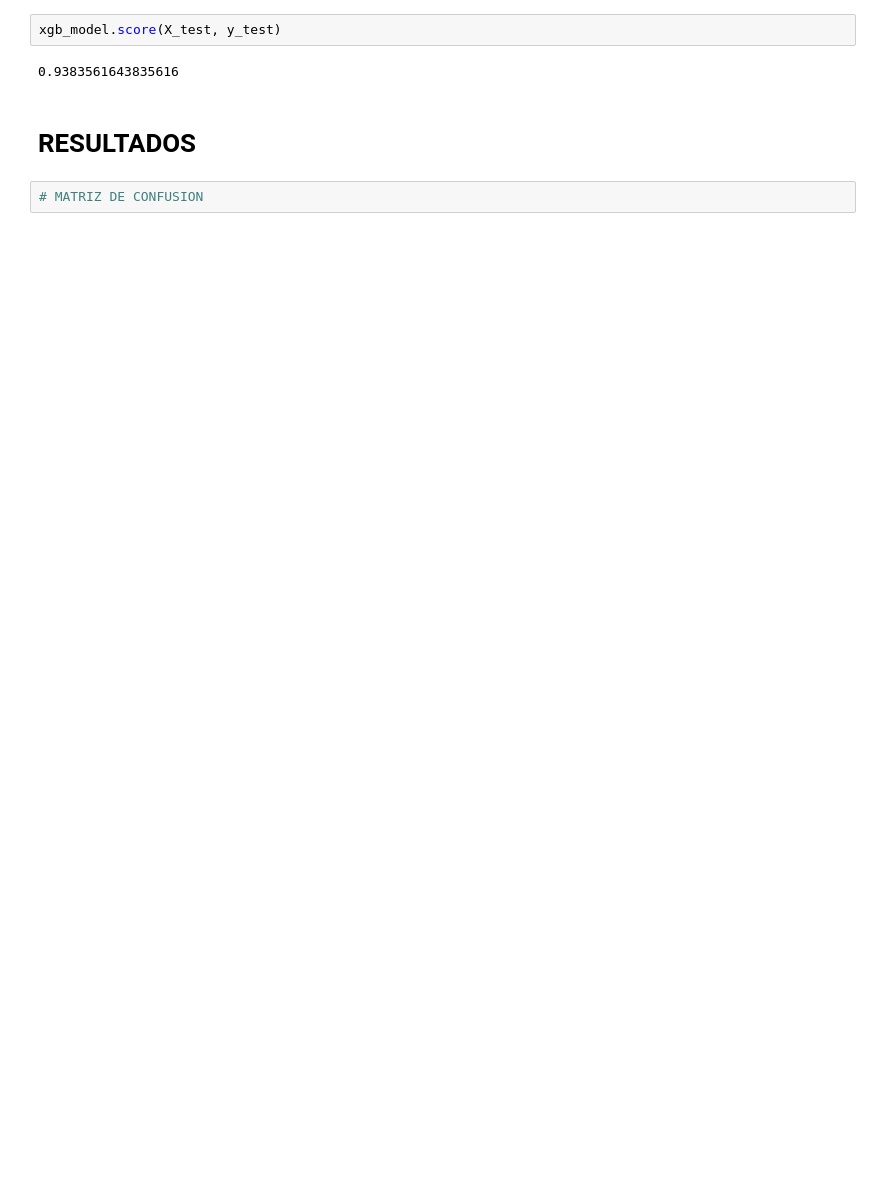
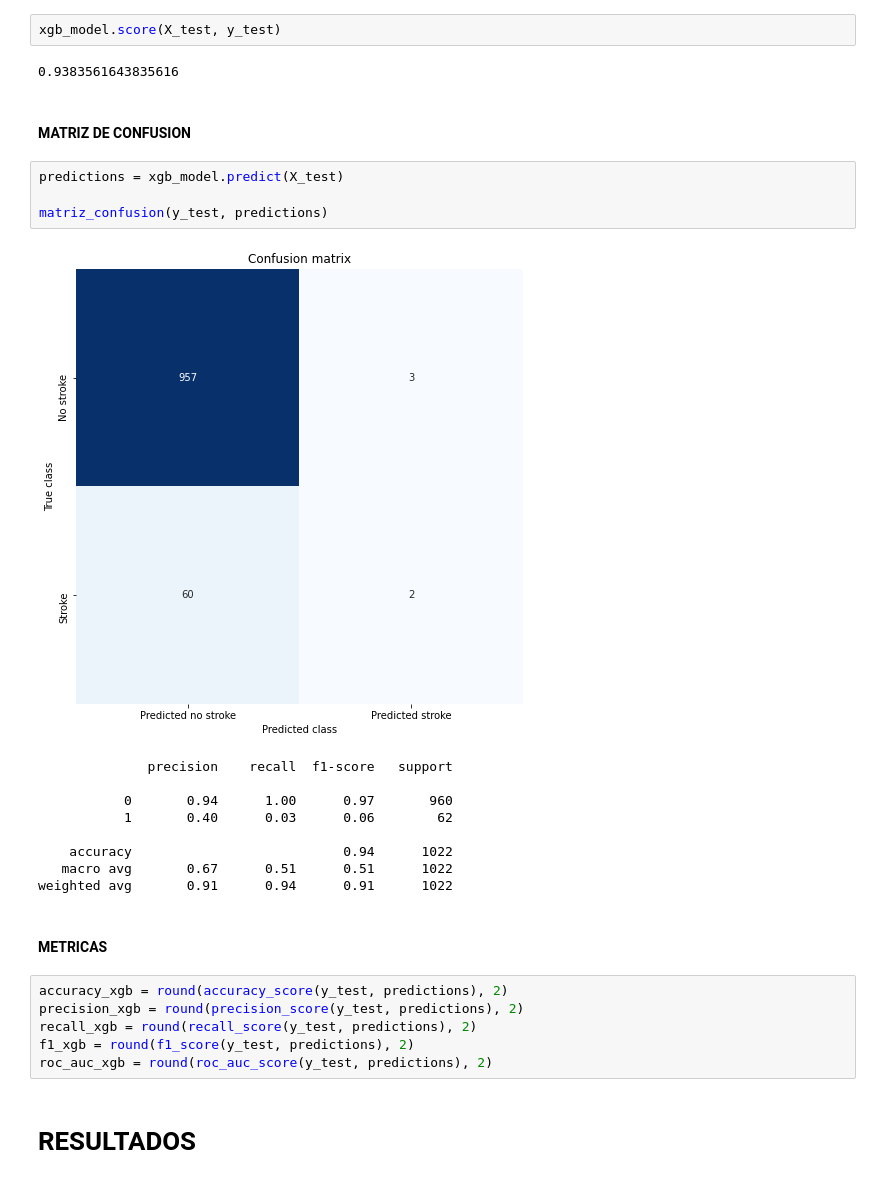
Before and after one commit to arturogzm93/ML-Stroke-Prediction, a Jupyter notebook: Stroke Prediction.ipynb, the cells around one changed output. Drawn from its saved outputs; the diff is of its cells as text; blank space fills up the shorter version.

```diff
--- a/Stroke Prediction.ipynb
+++ b/Stroke Prediction.ipynb
@@ -618,7 +695,29 @@ Best score: 0.991611439842209
 xgb_model.score(X_test, y_test)
 # %% [output]
 0.9383561643835616
+# %% [markdown]
+#### MATRIZ DE CONFUSION
+# %%
+predictions = xgb_model.predict(X_test)
+
+matriz_confusion(y_test, predictions)
+# %% [output]
+[figure, added]
+              precision    recall  f1-score   support
+
+           0       0.94      1.00      0.97       960
+           1       0.40      0.03      0.06        62
+
+    accuracy                           0.94      1022
+   macro avg       0.67      0.51      0.51      1022
+weighted avg       0.91      0.94      0.91      1022
+# %% [markdown]
+#### METRICAS
+# %%
+accuracy_xgb = round(accuracy_score(y_test, predictions), 2)
+precision_xgb = round(precision_score(y_test, predictions), 2)
+recall_xgb = round(recall_score(y_test, predictions), 2)
+f1_xgb = round(f1_score(y_test, predictions), 2)
+roc_auc_xgb = round(roc_auc_score(y_test, predictions), 2)
 # %% [markdown]
 # RESULTADOS
-# %%
-# MATRIZ DE CONFUSION
```
Also changed, not shown: parts of 28 cells of this notebook.
